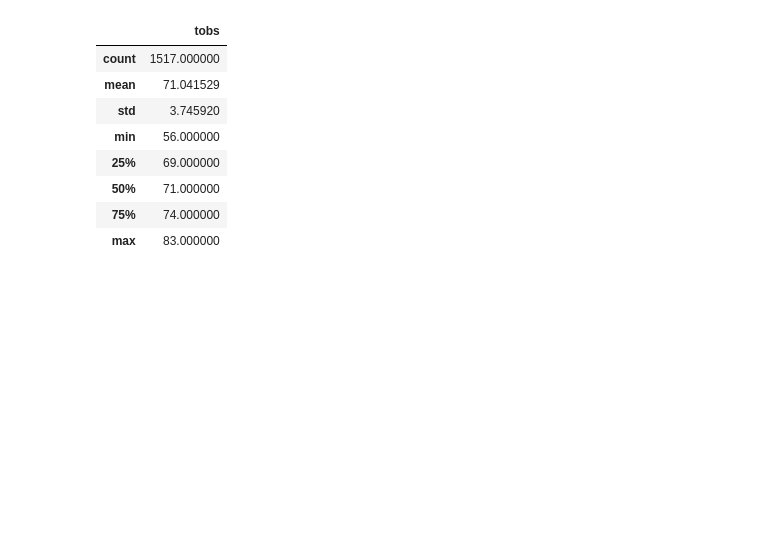
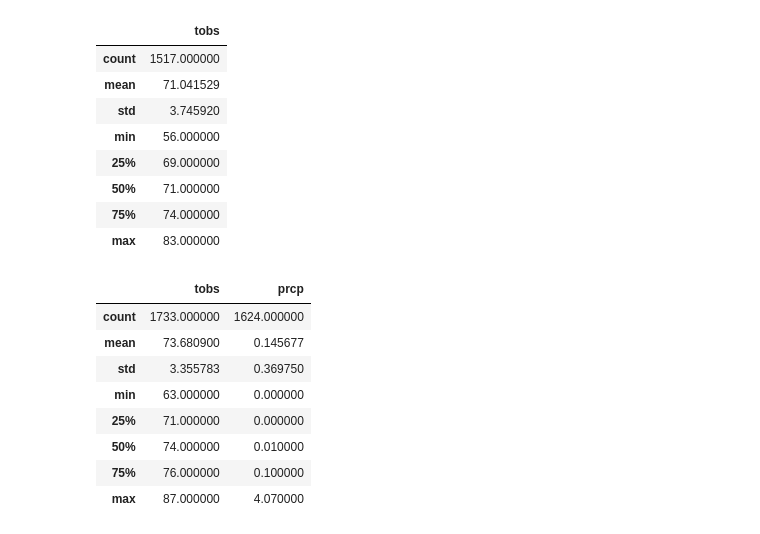
Before and after one commit to reed-boeger/surfs_up, a Jupyter notebook: SurfsUp_Challenge.ipynb, the cells around one changed output. Drawn from its saved outputs; the diff is of its cells as text; code cells hidden in the pictures; blank space fills up the shorter version.

Commit message:
finished deliverable 3 and added images to Resources/

```diff
--- a/SurfsUp_Challenge.ipynb
+++ b/SurfsUp_Challenge.ipynb
@@ -110,3 +103,19 @@ december_df.describe()
 | 50% | 71.000000 |
 | 75% | 74.000000 |
 | max | 83.000000 |
+# %%
+#extra query for deliverable 3
+june_prec = []
+june_prec = session.query(Measurement.date, Measurement.tobs, Measurement.prcp).filter(extract('month', Measurement.date)==5).all()
+june_prec_df = pd.DataFrame(june_prec)
+june_prec_df.describe()
+# %% [output]
+|  | tobs | prcp |
+| count | 1733.000000 | 1624.000000 |
+| mean | 73.680900 | 0.145677 |
+| std | 3.355783 | 0.369750 |
+| min | 63.000000 | 0.000000 |
+| 25% | 71.000000 | 0.000000 |
+| 50% | 74.000000 | 0.010000 |
+| 75% | 76.000000 | 0.100000 |
+| max | 87.000000 | 4.070000 |
```
Also changed, not shown: parts of 3 cells of this notebook, 3 other files.
